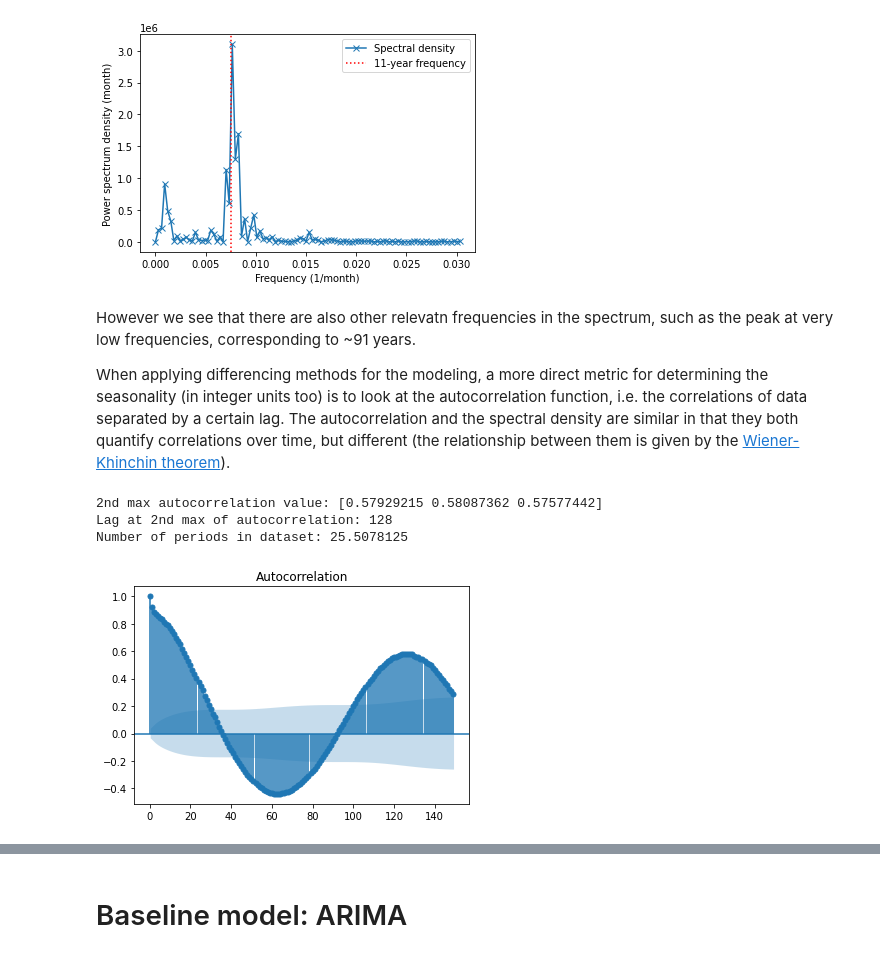
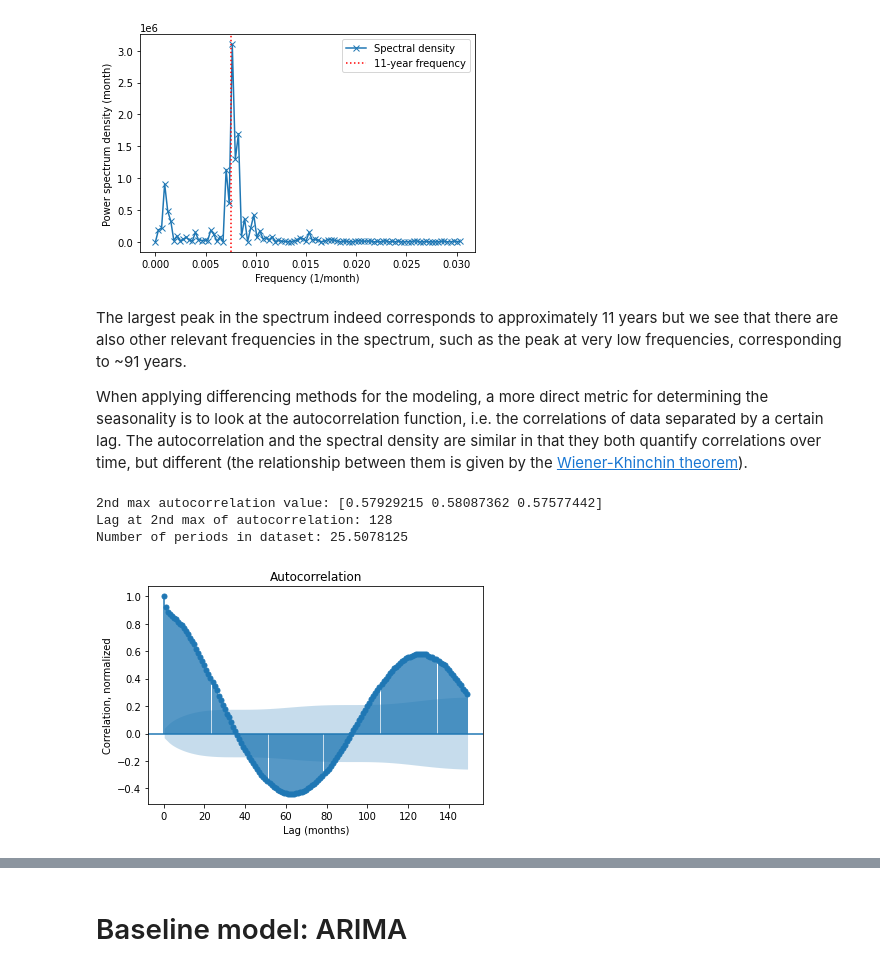
Before and after one commit to vivecalindahl/timeseries-prediction, a Jupyter notebook: rnn-lstm-forecasting.ipynb, the cells around one changed output, grey strips where cells are left out. Saved outputs shown, nothing was run; the diff lists cells and outputs as text; code cells hidden in the pictures.

```diff
--- a/rnn-lstm-forecasting.ipynb
+++ b/rnn-lstm-forecasting.ipynb
@@ -153,22 +200,24 @@ Period at max in months: 130.6 months = 10.883333333333333 years.
 Left, right: 136.04166666666666, 125.57692307692308 months.
 [figure]
 # %% [markdown]
-However we see that there are also other relevatn frequencies in the spectrum, such as the peak at very low frequencies, corresponding to ~91 years.
+The largest peak in the spectrum indeed corresponds to approximately 11 years but we see that there are also other relevant frequencies in the spectrum, such as the peak at very low frequencies, corresponding to ~91 years.
 
-When applying differencing methods for the modeling, a more direct metric for determining the seasonality (in integer units too) is to look at the autocorrelation function, i.e. the correlations of data separated by a certain lag. The autocorrelation and the spectral density are similar in that they both quantify correlations over time, but different (the relationship between them is given by the [Wiener-Khinchin theorem](https://en.wikipedia.org/wiki/Wiener%E2%80%93Khinchin_theorem)).
+When applying differencing methods for the modeling, a more direct metric for determining the seasonality  is to look at the autocorrelation function, i.e. the correlations of data separated by a certain lag. The autocorrelation and the spectral density are similar in that they both quantify correlations over time, but different (the relationship between them is given by the [Wiener-Khinchin theorem](https://en.wikipedia.org/wiki/Wiener%E2%80%93Khinchin_theorem)).
 # %%
 plot_acf(df.sunspots, lags=range(0,150));
 
 acf_vals = acf(df.sunspots, nlags=150, fft=False)
 
 # Find index of the second max
 start = 60
 period = np.argmax(acf_vals[start:]) + start
 print("2nd max autocorrelation value:", acf_vals[period-1:period+2])
 print("Lag at 2nd max of autocorrelation:", period)
 print(f"Number of periods in dataset: {len(df)/period}")
+plt.xlabel('Lag (months)')
+plt.ylabel('Correlation, normalized');
 # %% [output]
 2nd max autocorrelation value: [0.57929215 0.58087362 0.57577442]
 Lag at 2nd max of autocorrelation: 128
 Number of periods in dataset: 25.5078125
-[figure, old version]
+[figure, new version]
```
Also changed, not shown: parts of 120 cells of this notebook.
